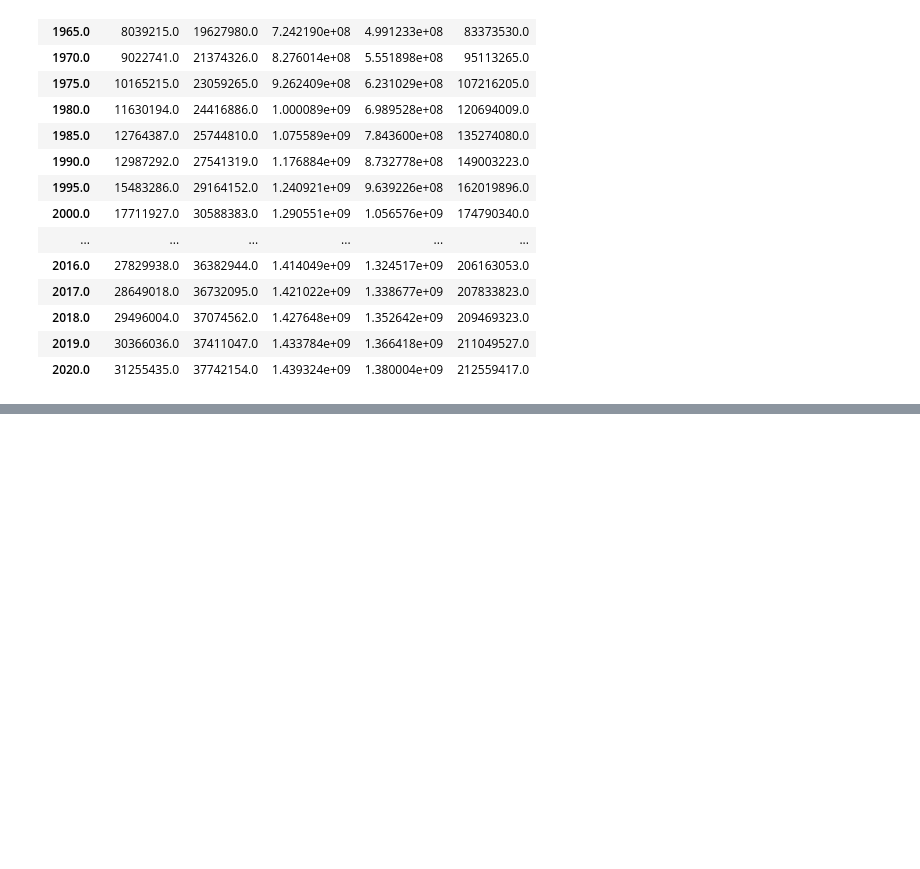
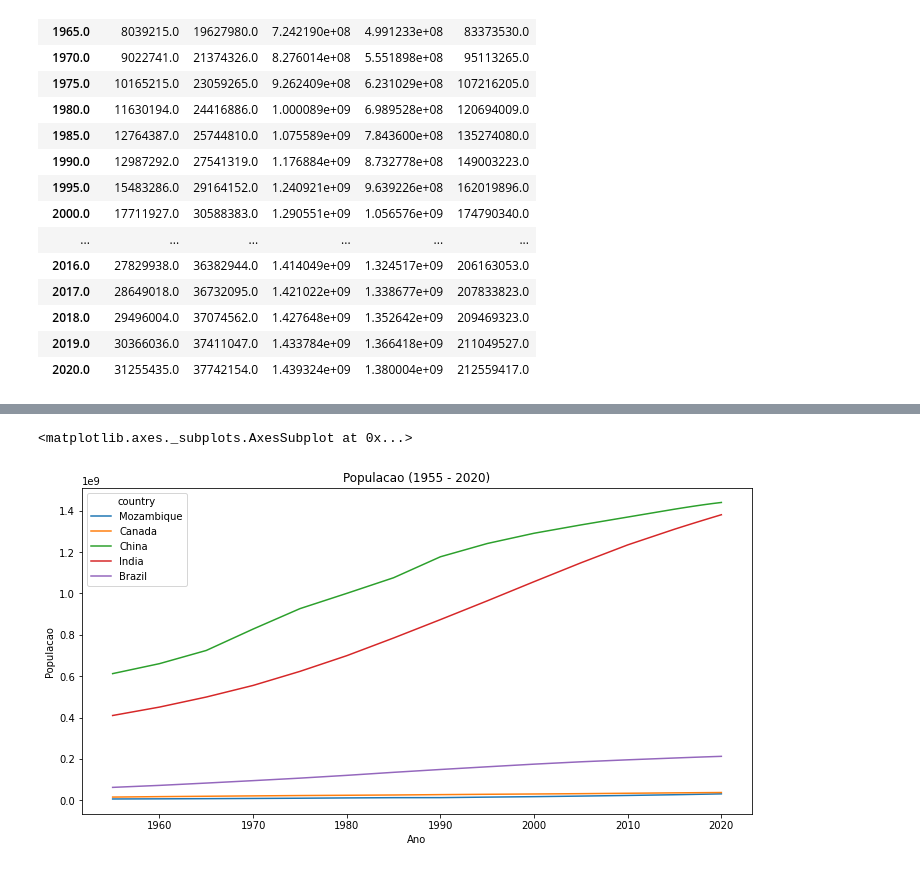
Before and after one commit to fernandogomesfg/Data-Analysis-with-Python-for-Excel-Users-Full-Course, a Jupyter notebook: MakingPivotTable.ipynb, the cells around one changed output, grey strips where cells are left out. Saved outputs shown, nothing was run; the diff lists cells and outputs as text; code cells hidden in the pictures; blank space fills up the shorter version.

```diff
--- a/MakingPivotTable.ipynb
+++ b/MakingPivotTable.ipynb
@@ -58,0 +71,5 @@ df_pivot
+# %%
+df_pivot.plot(kind = 'line', xlabel = 'Ano', ylabel = 'Populacao', title = 'Populacao (1955 - 2020)', figsize = (12,6) )
+# %% [output]
+<matplotlib.axes._subplots.AxesSubplot at 0x...>
+[figure, added]
```
Also changed, not shown: parts of 3 cells of this notebook.
